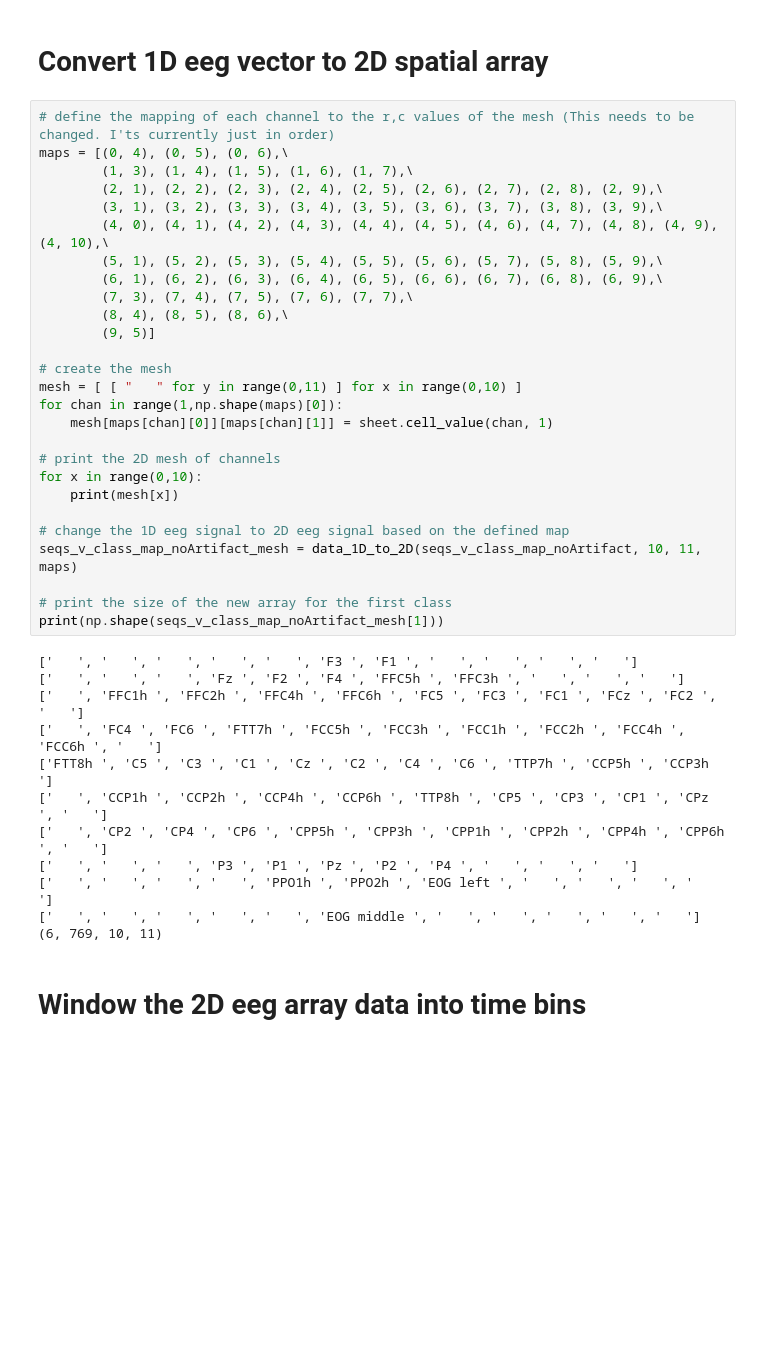
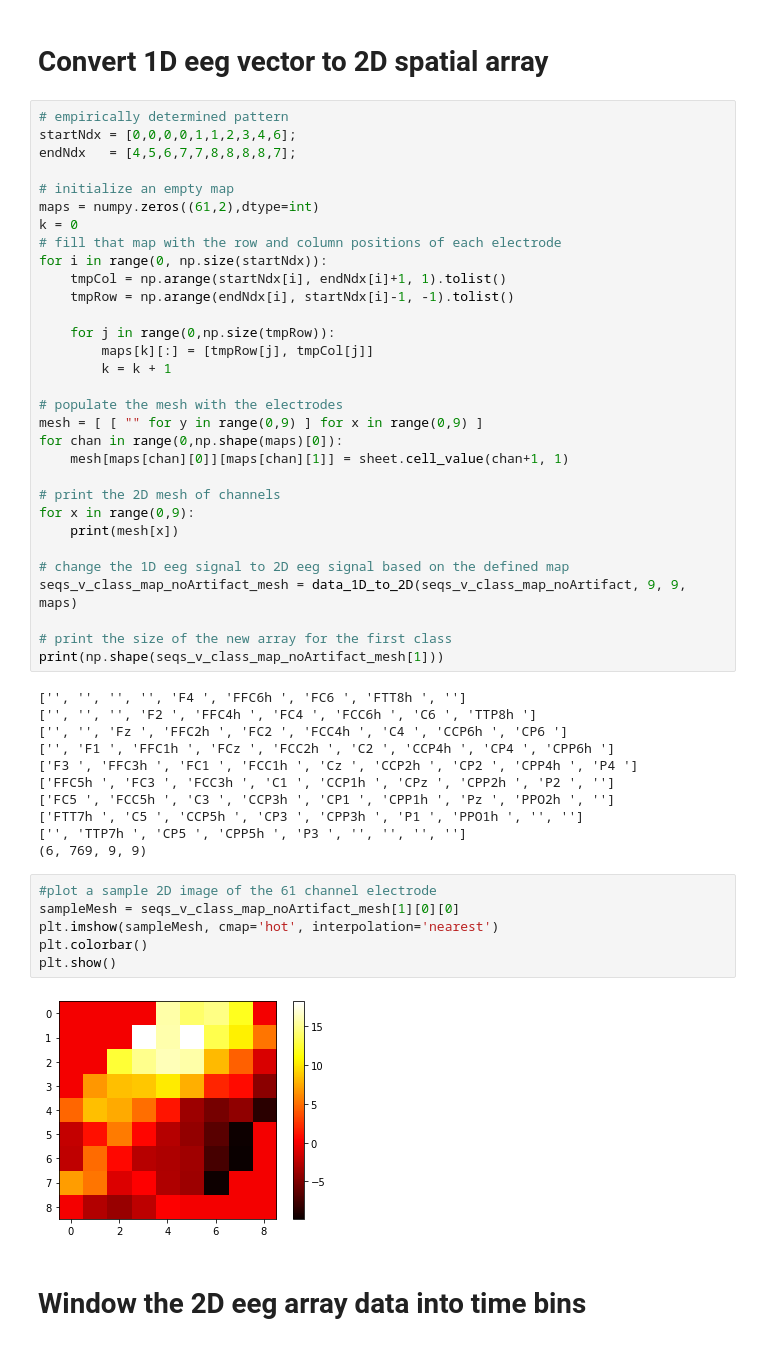
Before and after one commit to ductai199x/eeg-deeplearning, a Jupyter notebook: data_extraction/src/Run_pipeline.ipynb, the cells around one changed output. Saved outputs shown, nothing was run; the diff lists cells and outputs as text; blank space fills up the shorter version.

```diff
--- a/data_extraction/src/Run_pipeline.ipynb
+++ b/data_extraction/src/Run_pipeline.ipynb
@@ -120,44 +139,55 @@ print(np.shape(seqs_v_class_map_binned[1]))
 # %% [markdown]
 # Convert 1D eeg vector to 2D spatial array
 # %%
-# define the mapping of each channel to the r,c values of the mesh (This needs to be changed. I'ts currently just in order)
-maps = [(0, 4), (0, 5), (0, 6),\
-        (1, 3), (1, 4), (1, 5), (1, 6), (1, 7),\
-        (2, 1), (2, 2), (2, 3), (2, 4), (2, 5), (2, 6), (2, 7), (2, 8), (2, 9),\
-        (3, 1), (3, 2), (3, 3), (3, 4), (3, 5), (3, 6), (3, 7), (3, 8), (3, 9),\
-        (4, 0), (4, 1), (4, 2), (4, 3), (4, 4), (4, 5), (4, 6), (4, 7), (4, 8), (4, 9), (4, 10),\
-        (5, 1), (5, 2), (5, 3), (5, 4), (5, 5), (5, 6), (5, 7), (5, 8), (5, 9),\
-        (6, 1), (6, 2), (6, 3), (6, 4), (6, 5), (6, 6), (6, 7), (6, 8), (6, 9),\
-        (7, 3), (7, 4), (7, 5), (7, 6), (7, 7),\
-        (8, 4), (8, 5), (8, 6),\
-        (9, 5)]
+# empirically determined pattern
+startNdx = [0,0,0,0,1,1,2,3,4,6];
+endNdx   = [4,5,6,7,7,8,8,8,8,7];
 
-# create the mesh
-mesh = [ [ "   " for y in range(0,11) ] for x in range(0,10) ]
-for chan in range(1,np.shape(maps)[0]):
-    mesh[maps[chan][0]][maps[chan][1]] = sheet.cell_value(chan, 1)
+# initialize an empty map
+maps = numpy.zeros((61,2),dtype=int)
+k = 0
+# fill that map with the row and column positions of each electrode
+for i in range(0, np.size(startNdx)):
+    tmpCol = np.arange(startNdx[i], endNdx[i]+1, 1).tolist()
+    tmpRow = np.arange(endNdx[i], startNdx[i]-1, -1).tolist()
+
+    for j in range(0,np.size(tmpRow)):
+        maps[k][:] = [tmpRow[j], tmpCol[j]]
+        k = k + 1
+
+# populate the mesh with the electrodes
+mesh = [ [ "" for y in range(0,9) ] for x in range(0,9) ]
+for chan in range(0,np.shape(maps)[0]):
+    mesh[maps[chan][0]][maps[chan][1]] = sheet.cell_value(chan+1, 1)
 
 # print the 2D mesh of channels
-for x in range(0,10):
+for x in range(0,9):
     print(mesh[x])
 
 # change the 1D eeg signal to 2D eeg signal based on the defined map
-seqs_v_class_map_noArtifact_mesh = data_1D_to_2D(seqs_v_class_map_noArtifact, 10, 11, maps)
+seqs_v_class_map_noArtifact_mesh = data_1D_to_2D(seqs_v_class_map_noArtifact, 9, 9, maps)
 
 # print the size of the new array for the first class
 print(np.shape(seqs_v_class_map_noArtifact_mesh[1]))
 # %% [output]
-['   ', '   ', '   ', '   ', '   ', 'F3 ', 'F1 ', '   ', '   ', '   ', '   ']
-['   ', '   ', '   ', 'Fz ', 'F2 ', 'F4 ', 'FFC5h ', 'FFC3h ', '   ', '   ', '   ']
-['   ', 'FFC1h ', 'FFC2h ', 'FFC4h ', 'FFC6h ', 'FC5 ', 'FC3 ', 'FC1 ', 'FCz ', 'FC2 ', '   ']
-['   ', 'FC4 ', 'FC6 ', 'FTT7h ', 'FCC5h ', 'FCC3h ', 'FCC1h ', 'FCC2h ', 'FCC4h ', 'FCC6h ', '   ']
-['FTT8h ', 'C5 ', 'C3 ', 'C1 ', 'Cz ', 'C2 ', 'C4 ', 'C6 ', 'TTP7h ', 'CCP5h ', 'CCP3h ']
-['   ', 'CCP1h ', 'CCP2h ', 'CCP4h ', 'CCP6h ', 'TTP8h ', 'CP5 ', 'CP3 ', 'CP1 ', 'CPz ', '   ']
-['   ', 'CP2 ', 'CP4 ', 'CP6 ', 'CPP5h ', 'CPP3h ', 'CPP1h ', 'CPP2h ', 'CPP4h ', 'CPP6h ', '   ']
-['   ', '   ', '   ', 'P3 ', 'P1 ', 'Pz ', 'P2 ', 'P4 ', '   ', '   ', '   ']
-['   ', '   ', '   ', '   ', 'PPO1h ', 'PPO2h ', 'EOG left ', '   ', '   ', '   ', '   ']
-['   ', '   ', '   ', '   ', '   ', 'EOG middle ', '   ', '   ', '   ', '   ', '   ']
-(6, 769, 10, 11)
+['', '', '', '', 'F4 ', 'FFC6h ', 'FC6 ', 'FTT8h ', '']
+['', '', '', 'F2 ', 'FFC4h ', 'FC4 ', 'FCC6h ', 'C6 ', 'TTP8h ']
+['', '', 'Fz ', 'FFC2h ', 'FC2 ', 'FCC4h ', 'C4 ', 'CCP6h ', 'CP6 ']
+['', 'F1 ', 'FFC1h ', 'FCz ', 'FCC2h ', 'C2 ', 'CCP4h ', 'CP4 ', 'CPP6h ']
+['F3 ', 'FFC3h ', 'FC1 ', 'FCC1h ', 'Cz ', 'CCP2h ', 'CP2 ', 'CPP4h ', 'P4 ']
+['FFC5h ', 'FC3 ', 'FCC3h ', 'C1 ', 'CCP1h ', 'CPz ', 'CPP2h ', 'P2 ', '']
+['FC5 ', 'FCC5h ', 'C3 ', 'CCP3h ', 'CP1 ', 'CPP1h ', 'Pz ', 'PPO2h ', '']
+['FTT7h ', 'C5 ', 'CCP5h ', 'CP3 ', 'CPP3h ', 'P1 ', 'PPO1h ', '', '']
+['', 'TTP7h ', 'CP5 ', 'CPP5h ', 'P3 ', '', '', '', '']
+(6, 769, 9, 9)
+# %%
+#plot a sample 2D image of the 61 channel electrode
+sampleMesh = seqs_v_class_map_noArtifact_mesh[1][0][0]
+plt.imshow(sampleMesh, cmap='hot', interpolation='nearest')
+plt.colorbar()
+plt.show()
+# %% [output]
+[figure, added]
 # %% [markdown]
 # Window the 2D eeg array data into time bins
 # %%
```
Also changed, not shown: parts of 6 cells of this notebook, 2 other files.
